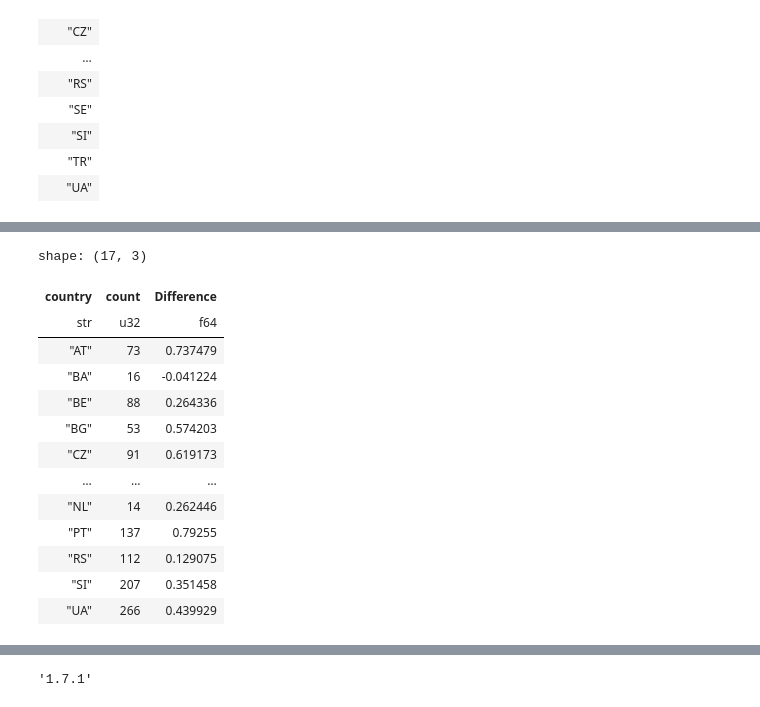
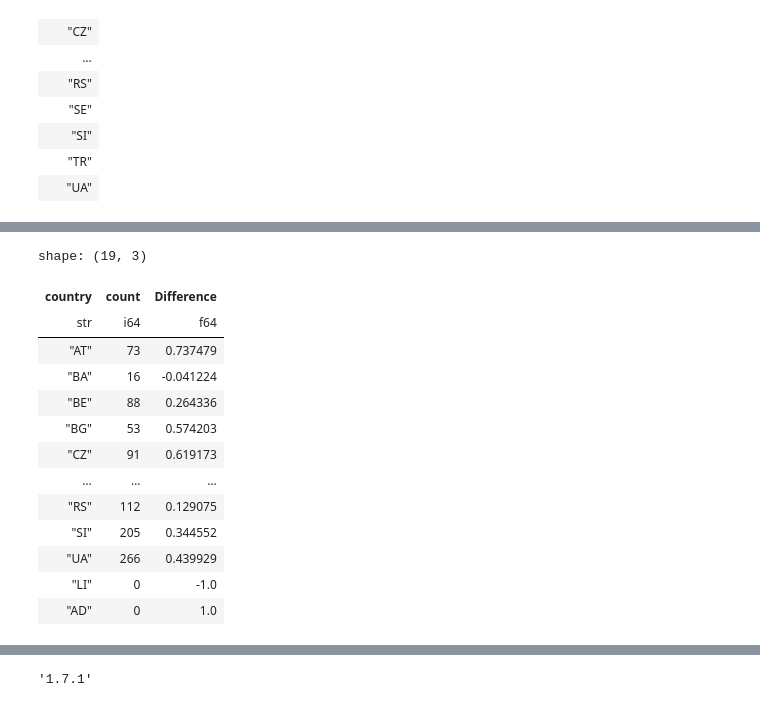
Before and after one commit to clarinsi/parlasent_analysis, a Jupyter notebook: 2_turning_tables_anew.ipynb, the cells around one changed output, grey strips where cells are left out. Saved outputs shown, nothing was run; the diff lists cells and outputs as text; code cells hidden in the pictures.

```diff
--- a/2_turning_tables_anew.ipynb
+++ b/2_turning_tables_anew.ipynb
@@ -61,8 +89,6 @@ speakers_with_more_than_100_sentences = (
 
 df = df.filter(
     pl.col("Speaker_ID").is_in(speakers_with_more_than_100_sentences),
-    pl.col("Speaker_role") != "Chairperson",
-    pl.col("Speaker_MP") == "MP",
-)
+).select(pl.exclude(["Speaker_role", "Speaker_MP"]))
 df.shape
 # %% [output]
@@ -144,28 +170,41 @@ shape: (73, 6)
 # %%
 per_country = (
     per_speaker.with_columns(Difference=pl.col("Coalition") - pl.col("Opposition"))
     .group_by("country")
     .agg([pl.count("Speaker_ID").alias("count"), pl.mean("Difference")])
     .filter(pl.col("count") >= 10)
     .sort("country")
 )
 
+per_country = pl.concat(
+    [
+        per_country,
+        pl.DataFrame(
+            data={
+                "country": ["LI", "AD"],
+                "count": [0, 0],
+                "Difference": [-1, 1],
+            }
+        ),
+    ],
+    how="vertical_relaxed",
+)
 per_country
 # %% [output]
-shape: (17, 3)
+shape: (19, 3)
 | country | count | Difference |
-| str | u32 | f64 |
+| str | i64 | f64 |
 | "AT" | 73 | 0.737479 |
 | "BA" | 16 | -0.041224 |
 | "BE" | 88 | 0.264336 |
 | "BG" | 53 | 0.574203 |
 | "CZ" | 91 | 0.619173 |
 | … | … | … |
-| "NL" | 14 | 0.262446 |
-| "PT" | 137 | 0.79255 |
 | "RS" | 112 | 0.129075 |
-| "SI" | 207 | 0.351458 |
+| "SI" | 205 | 0.344552 |
 | "UA" | 266 | 0.439929 |
+| "LI" | 0 | -1.0 |
+| "AD" | 0 | 1.0 |
 # %%
 from iso3166 import countries
 
```
Also changed, not shown: parts of 5 cells of this notebook, 1 other file.
